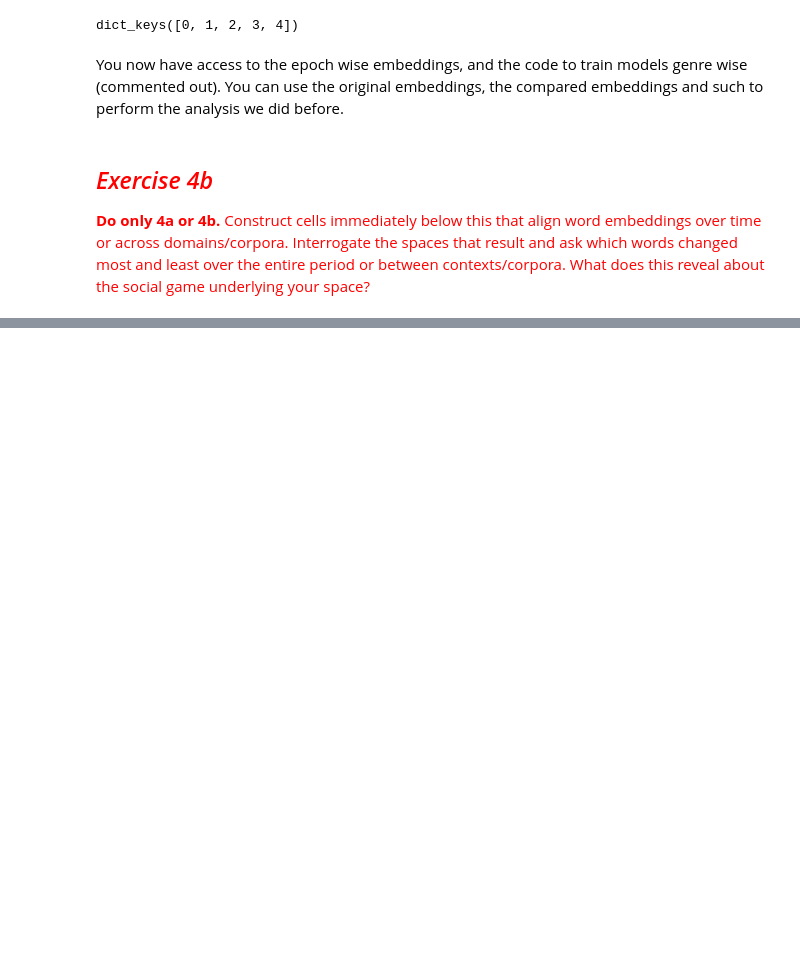
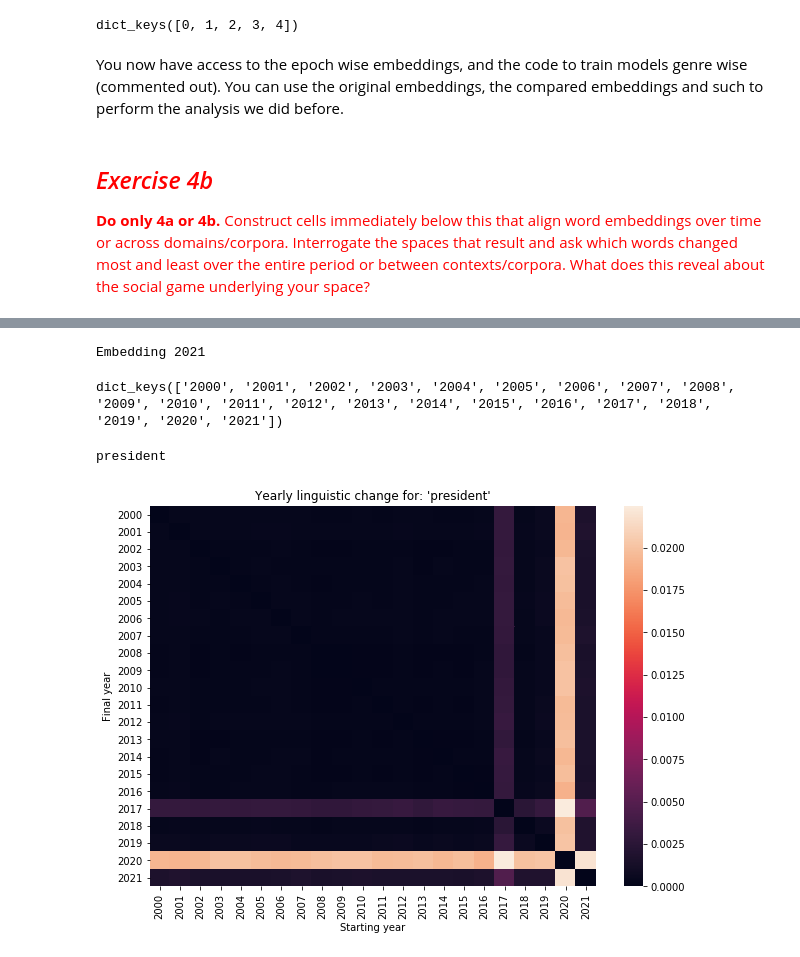
Before and after one commit to dtmlinh/Homework-Notebooks, a Jupyter notebook: week-7/7-Vector-Space-Word-Embeddings-LinhDinh.ipynb, the cells around one changed output, grey strips where cells are left out. Saved outputs shown, nothing was run; the diff lists cells and outputs as text; code cells hidden in the pictures; blank space fills up the shorter version.

```diff
--- a/week-7/7-Vector-Space-Word-Embeddings-LinhDinh.ipynb
+++ b/week-7/7-Vector-Space-Word-Embeddings-LinhDinh.ipynb
@@ -1734,3 +1734,5 @@ You can use the original embeddings, the compared embeddings and such to perform
 ## <span style="color:red">*Exercise 4b*</span>
 
 <span style="color:red">**Do only 4a or 4b.** Construct cells immediately below this that align word embeddings over time or across domains/corpora. Interrogate the spaces that result and ask which words changed most and least over the entire period or between contexts/corpora. What does this reveal about the social game underlying your space?
+# %%
+data['year'] = data['date'].str[-4:]
@@ -1736,0 +1745,24 @@ You can use the original embeddings, the compared embeddings and such to perform
+# %%
+data_recent = data[data['year'].isin(['2000', '2001', '2002', '2003', '2004', '2005', '2006', '2007', '2008', '2009', '2010', '2011', '2012', '2013', '2014', '2015', '2016', '2017', '2018', '2019', '2020', '2021'])]
+# %%
+rawEmbeddings, comparedEmbeddings = compareModels(data_recent, 'year', text_column_name='normalized_sents')
+# %% [output]
+Embedding 2021
+# %%
+rawEmbeddings.keys()
+# %% [output]
+dict_keys(['2000', '2001', '2002', '2003', '2004', '2005', '2006', '2007', '2008', '2009', '2010', '2011', '2012', '2013', '2014', '2015', '2016', '2017', '2018', '2019', '2020', '2021'])
+# %%
+targetWord = 'president'
+
+pltDF = getDivergenceDF(targetWord, comparedEmbeddings)
+fig, ax = plt.subplots(figsize = (10, 7))
+seaborn.heatmap(pltDF, ax = ax, annot = False) #set annot True for a lot more information
+ax.set_xlabel("Starting year")
+ax.set_ylabel("Final year")
+ax.set_ylabel("Final year")
+ax.set_title("Yearly linguistic change for: '{}'".format(targetWord))
+plt.show()
+# %% [output]
+president
+[figure, added]
```
Also changed, not shown: parts of 17 cells of this notebook.
